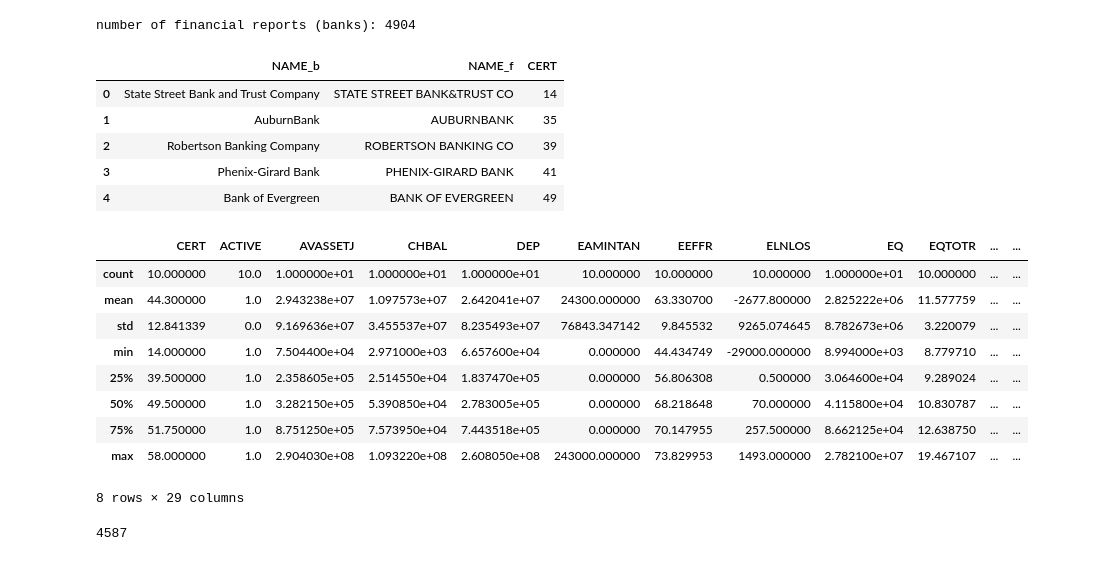
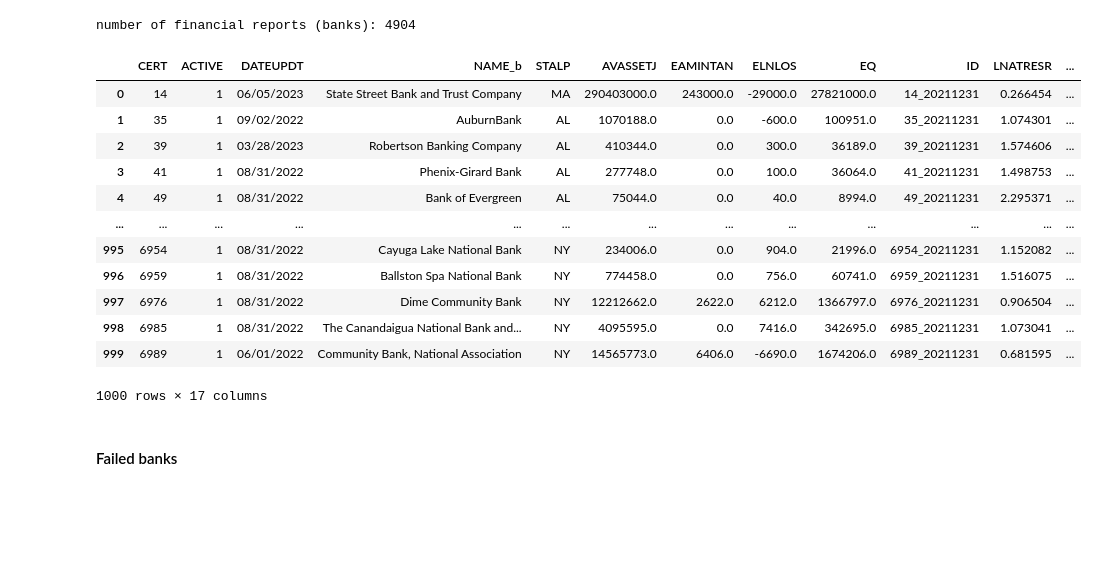
Before and after one commit to joeyio/bank-sentinel, a Jupyter notebook: extract.ipynb, the cells around one changed output. Saved outputs shown, nothing was run; the diff lists cells and outputs as text; code cells hidden in the pictures; blank space fills up the shorter version.

```diff
--- a/extract.ipynb
+++ b/extract.ipynb
@@ -32,7 +27,7 @@ def cleanbankdata(df: pd.DataFrame) -> None:
 # %% [markdown]
 ### Get lists of all banks 2006-present
 # %%
-n = 50
+n = 1000
 # %%
 # strings for getting lists of active and failed banks
 institutionurl = 'https://banks.data.fdic.gov/api/institutions?'
@@ -125,3 +104,6 @@ activefinancials = getData(financialsurl, filters, features)
+# %%
+activefilters = 'RISDATE:20211231'
+activefinancials = getData(financialsurl, activefilters, features)
 # %%
 activefinancials.head()
 # %% [output]
@@ -140,22 +125,16 @@ activedata = activebanks.merge(activefinancials, on = 'CERT', how = 'left', suff
-# %%
-activedata[['NAME_b', 'NAME_f', 'CERT']].head(5)
-# %% [output]
-|  | NAME_b | NAME_f | CERT |
-| 0 | State Street Bank and Trust Company | STATE STREET BANK&TRUST CO | 14 |
-| 1 | AuburnBank | AUBURNBANK | 35 |
-| 2 | Robertson Banking Company | ROBERTSON BANKING CO | 39 |
-| 3 | Phenix-Girard Bank | PHENIX-GIRARD BANK | 41 |
-| 4 | Bank of Evergreen | BANK OF EVERGREEN | 49 |
 # %%
-activedata.describe()
+activedata
 # %% [output]
-|  | CERT | ACTIVE | AVASSETJ | CHBAL | DEP | EAMINTAN | EEFFR | ELNLOS | EQ | EQTOTR | ... | ... |
-| count | 10.000000 | 10.0 | 1.000000e+01 | 1.000000e+01 | 1.000000e+01 | 10.000000 | 10.000000 | 10.000000 | 1.000000e+01 | 10.000000 | ... | ... |
-| mean | 44.300000 | 1.0 | 2.943238e+07 | 1.097573e+07 | 2.642041e+07 | 24300.000000 | 63.330700 | -2677.800000 | 2.825222e+06 | 11.577759 | ... | ... |
-| std | 12.841339 | 0.0 | 9.169636e+07 | 3.455537e+07 | 8.235493e+07 | 76843.347142 | 9.845532 | 9265.074645 | 8.782673e+06 | 3.220079 | ... | ... |
-| min | 14.000000 | 1.0 | 7.504400e+04 | 2.971000e+03 | 6.657600e+04 | 0.000000 | 44.434749 | -29000.000000 | 8.994000e+03 | 8.779710 | ... | ... |
-| 25% | 39.500000 | 1.0 | 2.358605e+05 | 2.514550e+04 | 1.837470e+05 | 0.000000 | 56.806308 | 0.500000 | 3.064600e+04 | 9.289024 | ... | ... |
-| 50% | 49.500000 | 1.0 | 3.282150e+05 | 5.390850e+04 | 2.783005e+05 | 0.000000 | 68.218648 | 70.000000 | 4.115800e+04 | 10.830787 | ... | ... |
-| 75% | 51.750000 | 1.0 | 8.751250e+05 | 7.573950e+04 | 7.443518e+05 | 0.000000 | 70.147955 | 257.500000 | 8.662125e+04 | 12.638750 | ... | ... |
-| max | 58.000000 | 1.0 | 2.904030e+08 | 1.093220e+08 | 2.608050e+08 | 243000.000000 | 73.829953 | 1493.000000 | 2.782100e+07 | 19.467107 | ... | ... |
+|  | CERT | ACTIVE | DATEUPDT | NAME_b | STALP | AVASSETJ | EAMINTAN | ELNLOS | EQ | ID | LNATRESR | ... |
+| 0 | 14 | 1 | 06/05/2023 | State Street Bank and Trust Company | MA | 290403000.0 | 243000.0 | -29000.0 | 27821000.0 | 14_20211231 | 0.266454 | ... |
+| 1 | 35 | 1 | 09/02/2022 | AuburnBank | AL | 1070188.0 | 0.0 | -600.0 | 100951.0 | 35_20211231 | 1.074301 | ... |
+| 2 | 39 | 1 | 03/28/2023 | Robertson Banking Company | AL | 410344.0 | 0.0 | 300.0 | 36189.0 | 39_20211231 | 1.574606 | ... |
+| 3 | 41 | 1 | 08/31/2022 | Phenix-Girard Bank | AL | 277748.0 | 0.0 | 100.0 | 36064.0 | 41_20211231 | 1.498753 | ... |
+| 4 | 49 | 1 | 08/31/2022 | Bank of Evergreen | AL | 75044.0 | 0.0 | 40.0 | 8994.0 | 49_20211231 | 2.295371 | ... |
+| ... | ... | ... | ... | ... | ... | ... | ... | ... | ... | ... | ... | ... |
+| 995 | 6954 | 1 | 08/31/2022 | Cayuga Lake National Bank | NY | 234006.0 | 0.0 | 904.0 | 21996.0 | 6954_20211231 | 1.152082 | ... |
+| 996 | 6959 | 1 | 08/31/2022 | Ballston Spa National Bank | NY | 774458.0 | 0.0 | 756.0 | 60741.0 | 6959_20211231 | 1.516075 | ... |
+| 997 | 6976 | 1 | 08/31/2022 | Dime Community Bank | NY | 12212662.0 | 2622.0 | 6212.0 | 1366797.0 | 6976_20211231 | 0.906504 | ... |
+| 998 | 6985 | 1 | 08/31/2022 | The Canandaigua National Bank and... | NY | 4095595.0 | 0.0 | 7416.0 | 342695.0 | 6985_20211231 | 1.073041 | ... |
+| 999 | 6989 | 1 | 06/01/2022 | Community Bank, National Association | NY | 14565773.0 | 6406.0 | -6690.0 | 1674206.0 | 6989_20211231 | 0.681595 | ... |
-8 rows × 29 columns
+1000 rows × 17 columns
@@ -164,7 +141,5 @@ activedata.dropna(inplace= True)
-# %%
-len(activedata)
-# %% [output]
-4587
+# %% [markdown]
+#### Failed banks
 # %%
 # create a new column containing one year prior to the year of failure
 
```
Also changed, not shown: parts of 23 cells of this notebook.
